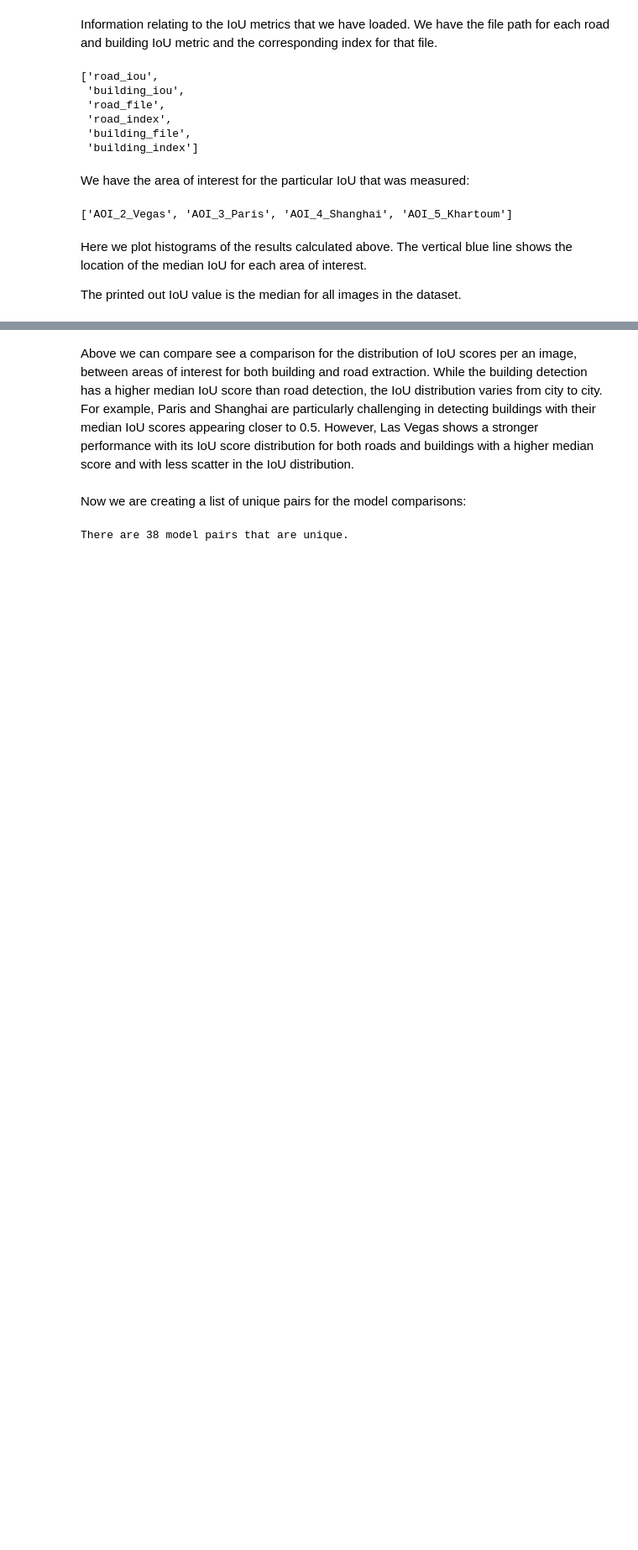
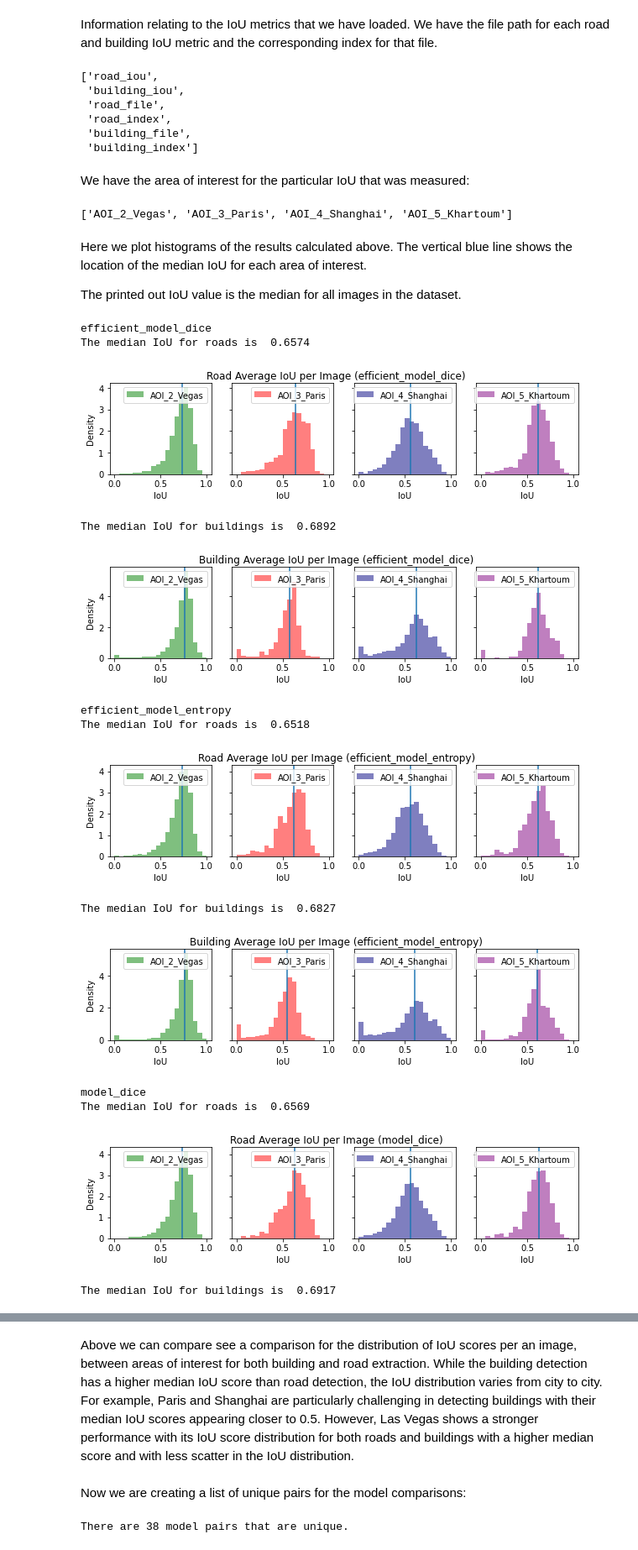
Before and after one commit to Luke-Pratley/building_road_segmentation, a Jupyter notebook: notebooks/4_iou_metric_comparison.ipynb, the cells around one changed output, grey strips where cells are left out. Shown: that part at 84% size. Drawn from its saved outputs; the diff is of its cells as text; code cells hidden in the pictures; blank space fills up the shorter version.

```diff
--- a/notebooks/4_iou_metric_comparison.ipynb
+++ b/notebooks/4_iou_metric_comparison.ipynb
@@ -100,6 +100,21 @@ Here we plot histograms of the results calculated above. The vertical blue line
 
 The printed out IoU value is the median for all images in the dataset.
 # %%
-for model_name in model_configurations.keys():
-        print(model_name, model_configurations[model_name])
+for model_name in models:
+        print(model_name)
         plot_metrics(model_metrics, model_name)
+# %% [output]
+efficient_model_dice
+The median IoU for roads is  0.6574
+[figure, added]
+The median IoU for buildings is  0.6892
+[figure, added]
+efficient_model_entropy
+The median IoU for roads is  0.6518
+[figure, added]
+The median IoU for buildings is  0.6827
+[figure, added]
+model_dice
+The median IoU for roads is  0.6569
+[figure, added]
+The median IoU for buildings is  0.6917
```
Also changed, not shown: parts of 8 cells of this notebook, 1 other file.
